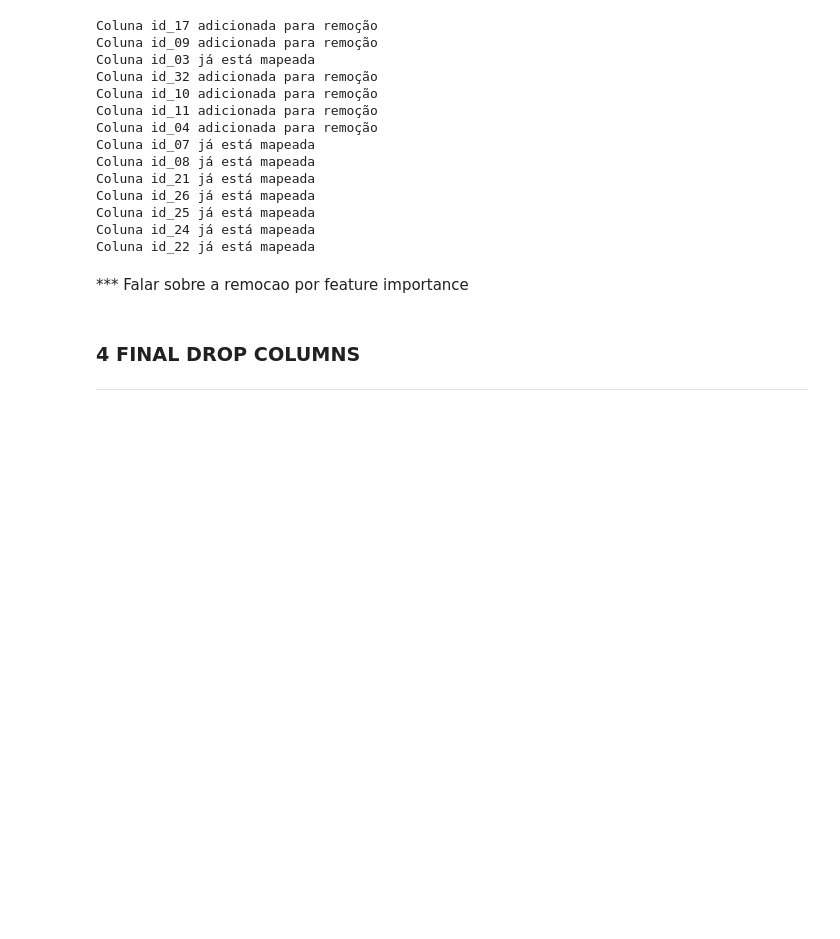
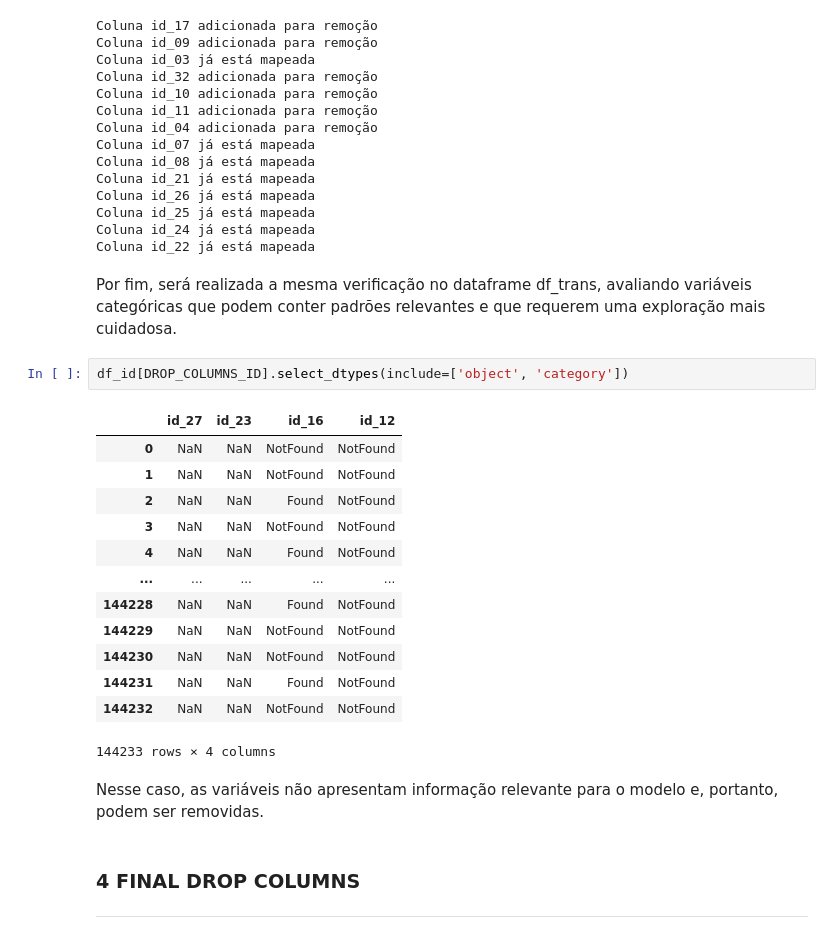
Before and after one commit to MatSchualtz/Anomaly_Detection_4BankFraud, a Jupyter notebook: notebooks/01_exploration.ipynb, the cells around one changed output. Drawn from its saved outputs; the diff is of its cells as text; blank space fills up the shorter version.

```diff
--- a/notebooks/01_exploration.ipynb
+++ b/notebooks/01_exploration.ipynb
@@ -206,7 +256,25 @@ Coluna id_25 já está mapeada
 Coluna id_24 já está mapeada
 Coluna id_22 já está mapeada
 # %% [markdown]
-*** Falar sobre a remocao por feature importance
+Por fim, será realizada a mesma verificação no dataframe df_trans, avaliando variáveis categóricas que podem conter padrões relevantes e que requerem uma exploração mais cuidadosa.
+# %%
+df_id[DROP_COLUMNS_ID].select_dtypes(include=['object', 'category'])
+# %% [output]
+|  | id_27 | id_23 | id_16 | id_12 |
+| 0 | NaN | NaN | NotFound | NotFound |
+| 1 | NaN | NaN | NotFound | NotFound |
+| 2 | NaN | NaN | Found | NotFound |
+| 3 | NaN | NaN | NotFound | NotFound |
+| 4 | NaN | NaN | Found | NotFound |
+| ... | ... | ... | ... | ... |
+| 144228 | NaN | NaN | Found | NotFound |
+| 144229 | NaN | NaN | NotFound | NotFound |
+| 144230 | NaN | NaN | NotFound | NotFound |
+| 144231 | NaN | NaN | Found | NotFound |
+| 144232 | NaN | NaN | NotFound | NotFound |
+144233 rows × 4 columns
+# %% [markdown]
+Nesse caso, as variáveis não apresentam informação relevante para o modelo e, portanto, podem ser removidas.
 # %% [markdown]
 ### 4 FINAL DROP COLUMNS
 ***
```
Also changed, not shown: parts of 10 cells of this notebook, 1 other file.
